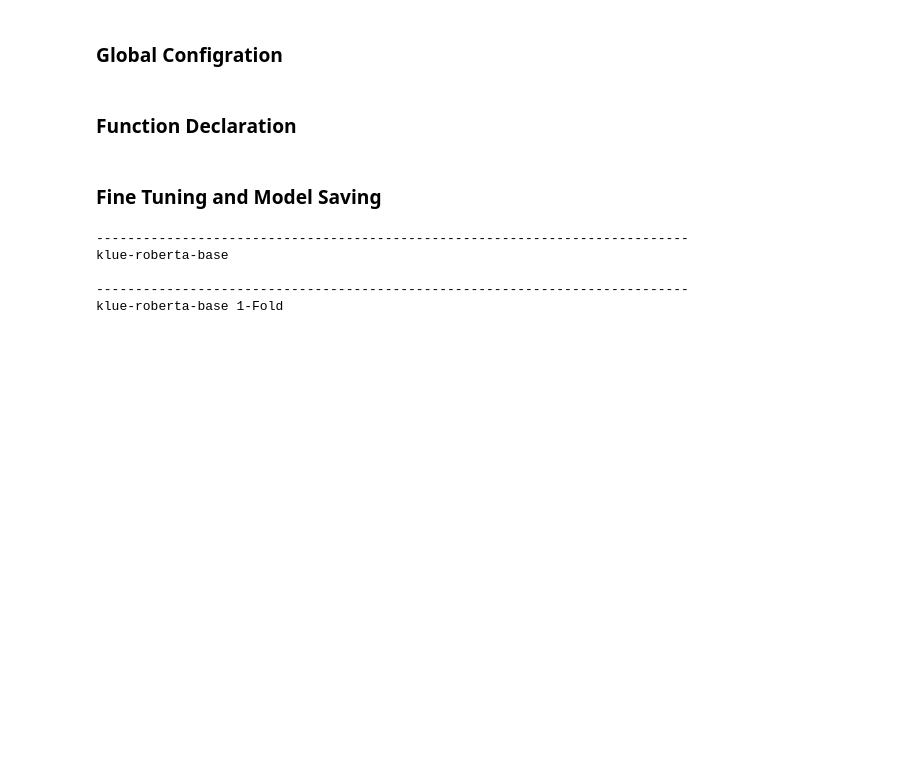
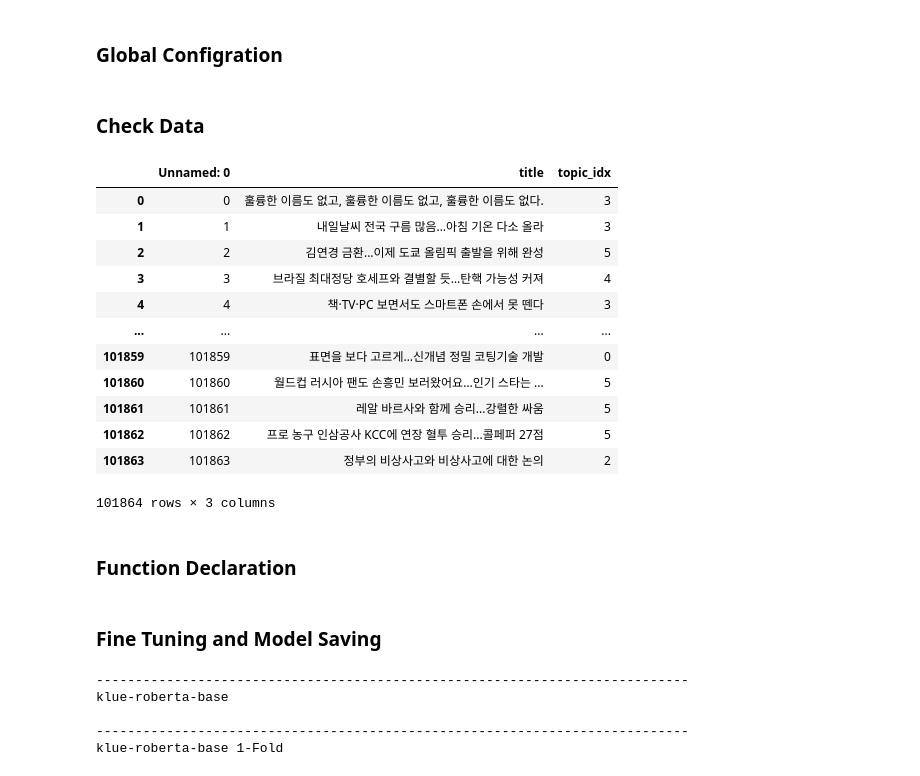
Before and after one commit to dotsnangles/text-classification-with-BERT, a Jupyter notebook: main.ipynb, the cells around one changed output. Cells and saved outputs as stored; diff of their text form; code cells hidden in the pictures; blank space fills up the shorter version.

```diff
--- a/main.ipynb
+++ b/main.ipynb
@@ -66 +74,3 @@ num_train_epochs = 1
 device = torch.device("cuda" if torch.cuda.is_available() else "cpu")
+# %% [markdown]
+### Check Data
@@ -67,3 +79,19 @@ device = torch.device("cuda" if torch.cuda.is_available() else "cpu")
+# %%
+df
+# %% [output]
+|  | Unnamed: 0 | title | topic_idx |
+| 0 | 0 | 훌륭한 이름도 없고, 훌륭한 이름도 없고, 훌륭한 이름도 없다. | 3 |
+| 1 | 1 | 내일날씨 전국 구름 많음…아침 기온 다소 올라 | 3 |
+| 2 | 2 | 김연경 금환...이제 도쿄 올림픽 출발을 위해 완성 | 5 |
+| 3 | 3 | 브라질 최대정당 호세프와 결별할 듯…탄핵 가능성 커져 | 4 |
+| 4 | 4 | 책·TV·PC 보면서도 스마트폰 손에서 못 뗀다 | 3 |
+| ... | ... | ... | ... |
+| 101859 | 101859 | 표면을 보다 고르게…신개념 정밀 코팅기술 개발 | 0 |
+| 101860 | 101860 | 월드컵 러시아 팬도 손흥민 보러왔어요…인기 스타는 ... | 5 |
+| 101861 | 101861 | 레알 바르사와 함께 승리...강렬한 싸움 | 5 |
+| 101862 | 101862 | 프로 농구 인삼공사 KCC에 연장 혈투 승리...콜페퍼 27점 | 5 |
+| 101863 | 101863 | 정부의 비상사고와 비상사고에 대한 논의 | 2 |
+101864 rows × 3 columns
 # %% [markdown]
 ### Function Declaration
 # %%
```
Also changed, not shown: parts of 9 cells of this notebook.
